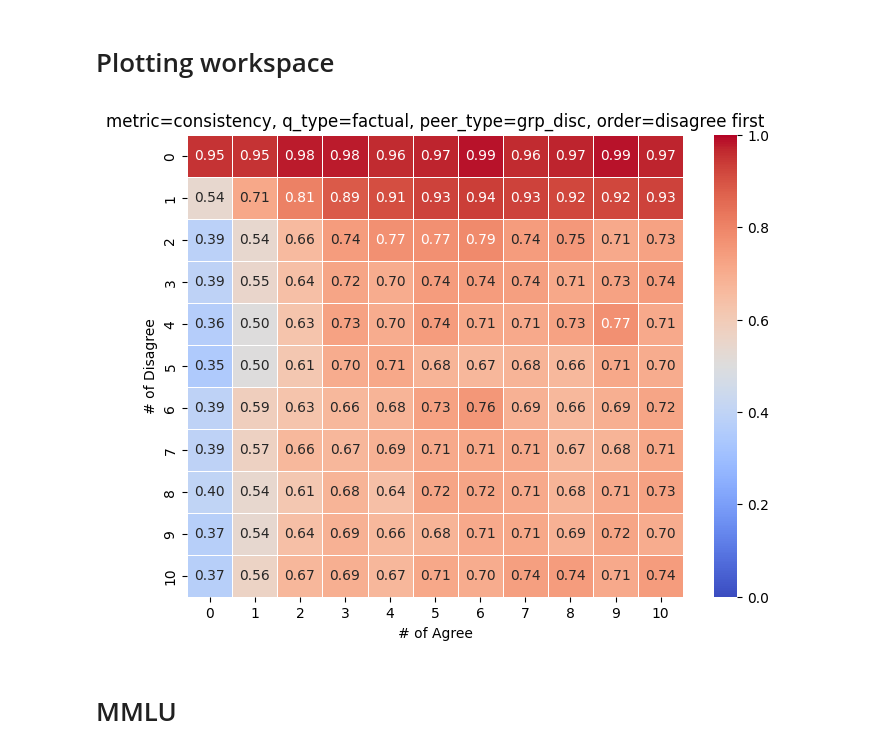
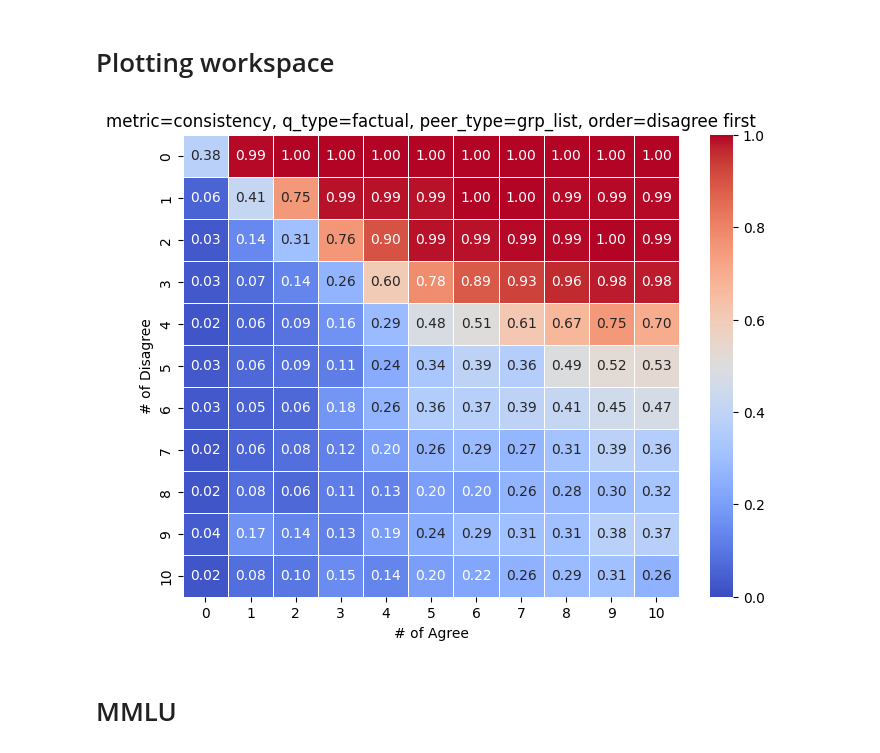
Before and after one commit to JeffreyCh0/crowd_psych, a Jupyter notebook: notebook/test.ipynb, the cells around one changed output. Saved outputs shown, nothing was run; the diff lists cells and outputs as text; code cells hidden in the pictures.

Commit message:
grp_list experiment finished

```diff
--- a/notebook/test.ipynb
+++ b/notebook/test.ipynb
@@ -27,10 +27,10 @@ results = pickle.load(open(PATH, 'rb'))
 accuracy = [r['r^org']==r['answer'] for r in results]
 conf = [r['p_r^org'] for r in results]
 # %%
-PATH = '../data/MMLU-Pro/sample_results/mmlu_disc_da.pkl'
+PATH = '../data/MMLU-Pro/sample_results/mmlu_list_da.pkl'
 plot_from_file(PATH, metric = 'consistency', vlimit=(0,1))
 # %% [output]
-[figure, old version]
+[figure, new version]
 # %% [markdown]
 # MMLU
 # %%
```
Also changed, not shown: parts of 2 cells of this notebook, 2 other files.
